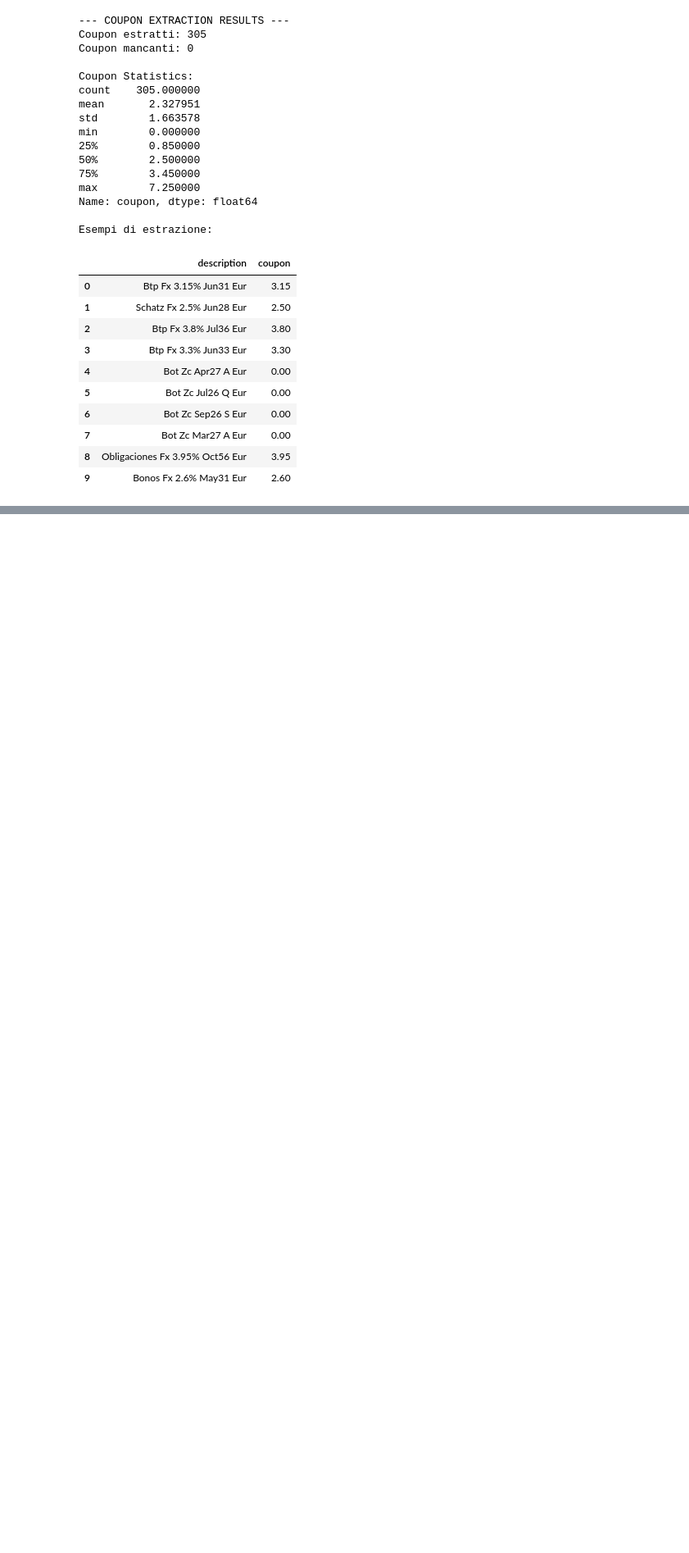
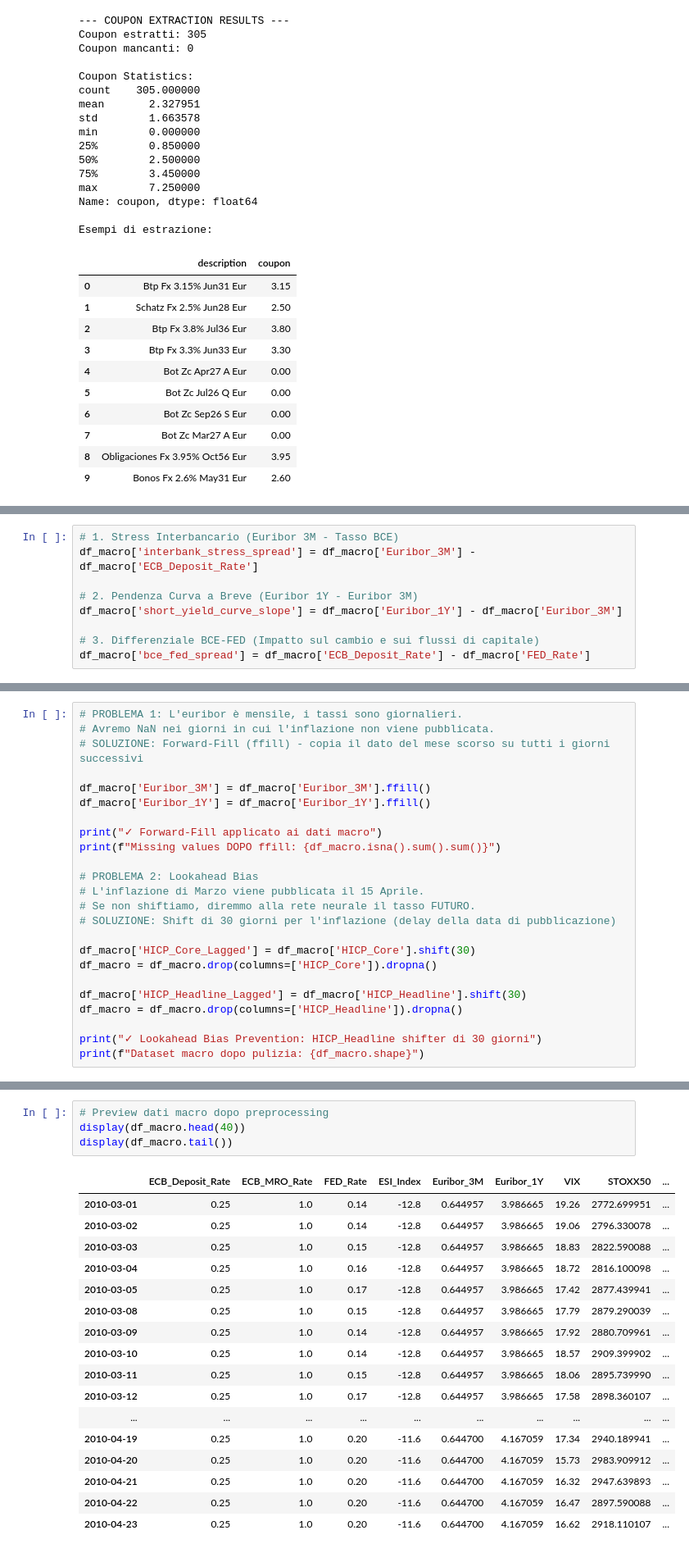
Before and after one commit to whowasfra/bond_screener, a Jupyter notebook: 02_Preprocessing_Feature_Engineering.ipynb, the cells around one changed output, grey strips where cells are left out. Shown at 82% size. Saved outputs shown, nothing was run; the diff lists cells and outputs as text; blank space fills up the shorter version.

Commit message:
02.1 - Preprocessing: Feature Extraction, Forward Fill, Merge macro-micro data, adding lagged features for time-series

```diff
--- a/02_Preprocessing_Feature_Engineering.ipynb
+++ b/02_Preprocessing_Feature_Engineering.ipynb
@@ -142,0 +262,9 @@ Esempi di estrazione:
+# %%
+# 1. Stress Interbancario (Euribor 3M - Tasso BCE)
+df_macro['interbank_stress_spread'] = df_macro['Euribor_3M'] - df_macro['ECB_Deposit_Rate']
+
+# 2. Pendenza Curva a Breve (Euribor 1Y - Euribor 3M)
+df_macro['short_yield_curve_slope'] = df_macro['Euribor_1Y'] - df_macro['Euribor_3M']
+
+# 3. Differenziale BCE-FED (Impatto sul cambio e sui flussi di capitale)
+df_macro['bce_fed_spread'] = df_macro['ECB_Deposit_Rate'] - df_macro['FED_Rate']
@@ -142,0 +273,24 @@ Esempi di estrazione:
+# %%
+# PROBLEMA 1: L'euribor è mensile, i tassi sono giornalieri.
+# Avremo NaN nei giorni in cui l'inflazione non viene pubblicata.
+# SOLUZIONE: Forward-Fill (ffill) - copia il dato del mese scorso su tutti i giorni successivi
+
+df_macro['Euribor_3M'] = df_macro['Euribor_3M'].ffill()
+df_macro['Euribor_1Y'] = df_macro['Euribor_1Y'].ffill()
+
+print("✓ Forward-Fill applicato ai dati macro")
+print(f"Missing values DOPO ffill: {df_macro.isna().sum().sum()}")
+
+# PROBLEMA 2: Lookahead Bias
+# L'inflazione di Marzo viene pubblicata il 15 Aprile.
+# Se non shiftiamo, diremmo alla rete neurale il tasso FUTURO.
+# SOLUZIONE: Shift di 30 giorni per l'inflazione (delay della data di pubblicazione)
+
+df_macro['HICP_Core_Lagged'] = df_macro['HICP_Core'].shift(30)
+df_macro = df_macro.drop(columns=['HICP_Core']).dropna()
+
+df_macro['HICP_Headline_Lagged'] = df_macro['HICP_Headline'].shift(30)
+df_macro = df_macro.drop(columns=['HICP_Headline']).dropna()
+
+print("✓ Lookahead Bias Prevention: HICP_Headline shifter di 30 giorni")
+print(f"Dataset macro dopo pulizia: {df_macro.shape}")
@@ -142,0 +302,22 @@ Esempi di estrazione:
+# %%
+# Preview dati macro dopo preprocessing
+display(df_macro.head(40))
+display(df_macro.tail())
+# %% [output]
+|  | ECB_Deposit_Rate | ECB_MRO_Rate | FED_Rate | ESI_Index | Euribor_3M | Euribor_1Y | VIX | STOXX50 | ... |
+| 2010-03-01 | 0.25 | 1.0 | 0.14 | -12.8 | 0.644957 | 3.986665 | 19.26 | 2772.699951 | ... |
+| 2010-03-02 | 0.25 | 1.0 | 0.14 | -12.8 | 0.644957 | 3.986665 | 19.06 | 2796.330078 | ... |
+| 2010-03-03 | 0.25 | 1.0 | 0.15 | -12.8 | 0.644957 | 3.986665 | 18.83 | 2822.590088 | ... |
+| 2010-03-04 | 0.25 | 1.0 | 0.16 | -12.8 | 0.644957 | 3.986665 | 18.72 | 2816.100098 | ... |
+| 2010-03-05 | 0.25 | 1.0 | 0.17 | -12.8 | 0.644957 | 3.986665 | 17.42 | 2877.439941 | ... |
+| 2010-03-08 | 0.25 | 1.0 | 0.15 | -12.8 | 0.644957 | 3.986665 | 17.79 | 2879.290039 | ... |
+| 2010-03-09 | 0.25 | 1.0 | 0.14 | -12.8 | 0.644957 | 3.986665 | 17.92 | 2880.709961 | ... |
+| 2010-03-10 | 0.25 | 1.0 | 0.14 | -12.8 | 0.644957 | 3.986665 | 18.57 | 2909.399902 | ... |
+| 2010-03-11 | 0.25 | 1.0 | 0.15 | -12.8 | 0.644957 | 3.986665 | 18.06 | 2895.739990 | ... |
+| 2010-03-12 | 0.25 | 1.0 | 0.17 | -12.8 | 0.644957 | 3.986665 | 17.58 | 2898.360107 | ... |
+| ... | ... | ... | ... | ... | ... | ... | ... | ... | ... |
+| 2010-04-19 | 0.25 | 1.0 | 0.20 | -11.6 | 0.644700 | 4.167059 | 17.34 | 2940.189941 | ... |
+| 2010-04-20 | 0.25 | 1.0 | 0.20 | -11.6 | 0.644700 | 4.167059 | 15.73 | 2983.909912 | ... |
+| 2010-04-21 | 0.25 | 1.0 | 0.20 | -11.6 | 0.644700 | 4.167059 | 16.32 | 2947.639893 | ... |
+| 2010-04-22 | 0.25 | 1.0 | 0.20 | -11.6 | 0.644700 | 4.167059 | 16.47 | 2897.590088 | ... |
+| 2010-04-23 | 0.25 | 1.0 | 0.20 | -11.6 | 0.644700 | 4.167059 | 16.62 | 2918.110107 | ... |
```
Also changed, not shown: parts of 18 cells of this notebook.
